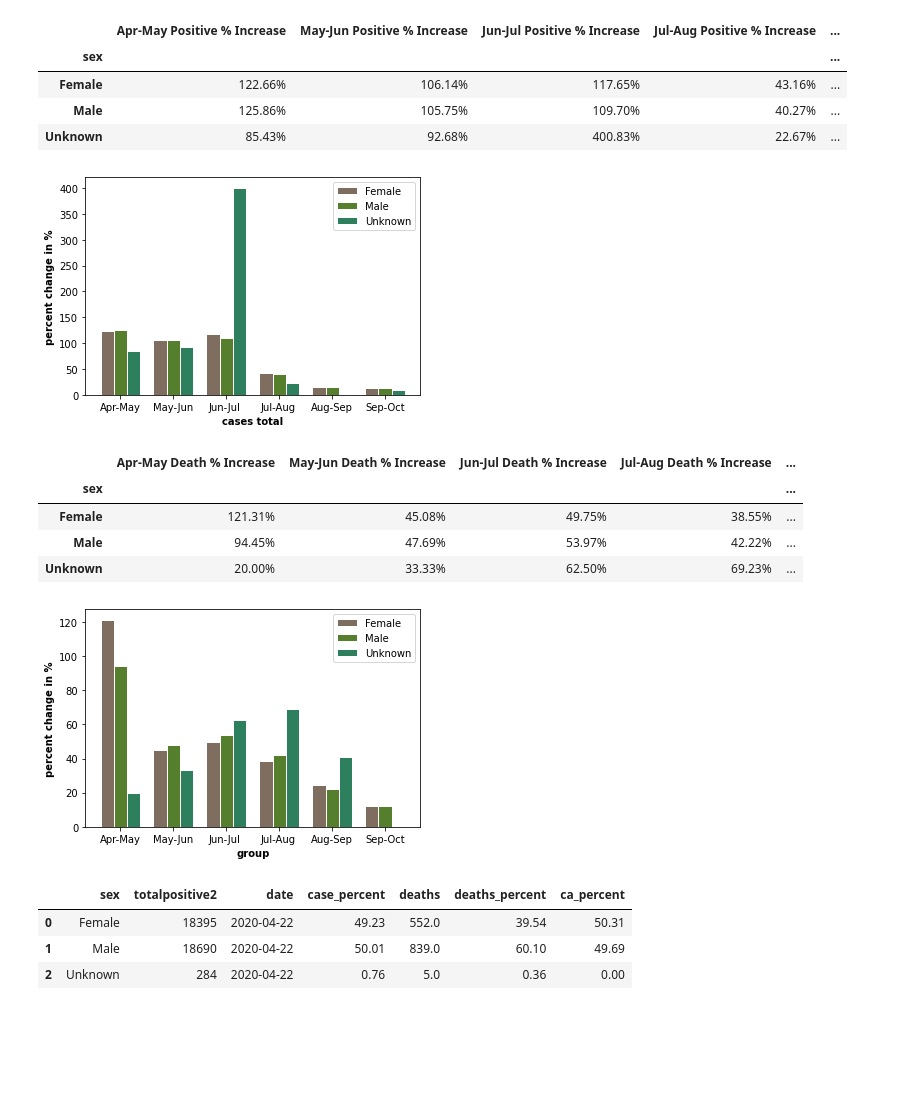
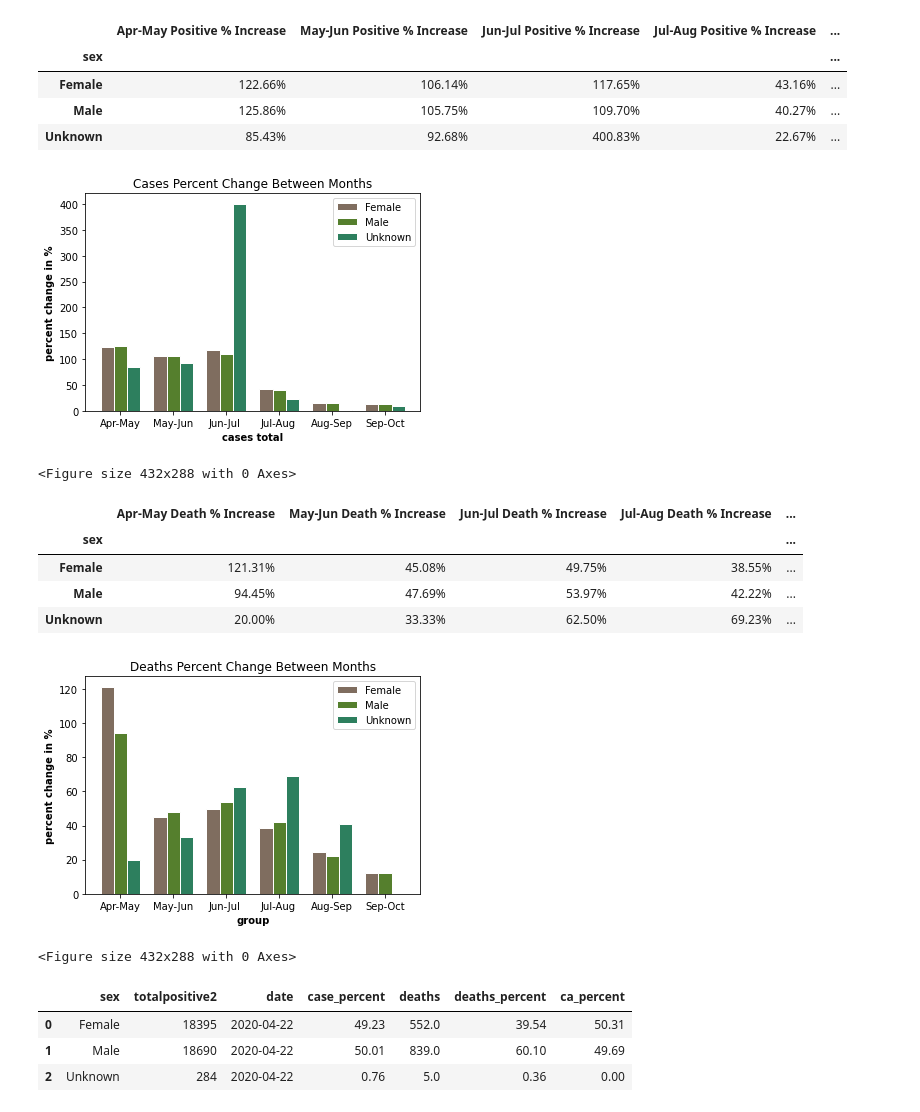
Before and after one commit to rteves0914/COVID_analysis, a Jupyter notebook: gender.ipynb, the cells around one changed output. Drawn from its saved outputs; the diff is of its cells as text; code cells hidden in the pictures; blank space fills up the shorter version.

Commit message:
added .png save fig

```diff
--- a/gender.ipynb
+++ b/gender.ipynb
@@ -128,32 +128,35 @@ Complete_percentages_df
 # %%
 # set width of bar
 barWidth = 0.25
 
 # set height of bar
 bars1 = [122.66, 106.14, 117.65, 43.16, 14.92, 14.10]
 bars2 = [125.86, 105.75, 109.70, 40.27, 15.27, 13.72]
 bars3 = [85.43, 92.68, 400.83, 22.67, 1.10, 8.33]
 
 # Set position of bar on X axis
 r1 = np.arange(len(bars1))
 r2 = [x + barWidth for x in r1]
 r3 = [x + barWidth for x in r2]
 
 # Make the plot
 plt.bar(r1, bars1, color='#7f6d5f', width=barWidth, edgecolor='white', label='Female')
 plt.bar(r2, bars2, color='#557f2d', width=barWidth, edgecolor='white', label='Male')
 plt.bar(r3, bars3, color='#2d7f5e', width=barWidth, edgecolor='white', label='Unknown')
 
 # Add xticks on the middle of the group bars
 plt.xlabel('cases total', fontweight='bold')
 plt.ylabel('percent change in %', fontweight='bold')
 plt.xticks([r + barWidth for r in range(len(bars1))], ['Apr-May', 'May-Jun', 'Jun-Jul ', 'Jul-Aug ', 'Aug-Sep', 'Sep-Oct'])
-
+plt.title('Cases Percent Change Between Months')
 # Create legend & Show graphic
 plt.legend()
 plt.show()
+#save fig
+plt.savefig('Cases Percent Change Between Months.png')
 # %% [output]
-[figure, old version]
+[figure, new version]
+<Figure size 432x288 with 0 Axes>
 # %%
 #perform loc to pull date for 2020-04-30
 #groupby gender and total death
@@ -248,13 +251,18 @@ plt.bar(r3, bars3, color='#2d7f5e', width=barWidth, edgecolor='white', label='Un
 # Add xticks on the middle of the group bars
 plt.xlabel('group', fontweight='bold')
 plt.ylabel('percent change in %', fontweight='bold')
+plt.title('Deaths Percent Change Between Months')
 plt.xticks([r + barWidth for r in range(len(bars1))], ['Apr-May', 'May-Jun', 'Jun-Jul ', 'Jul-Aug ', 'Aug-Sep', 'Sep-Oct'])
 
 # Create legend & Show graphic
 plt.legend()
 plt.show()
+
+#Save Figure
+plt.savefig('Deaths Percent Change Between Months.png')
 # %% [output]
-[figure, old version]
+[figure, new version]
+<Figure size 432x288 with 0 Axes>
 # %%
 #create for loop to pull first date of full reporting
 #print dataframe
```
Also changed, not shown: parts of 4 cells of this notebook, 6 other files.
